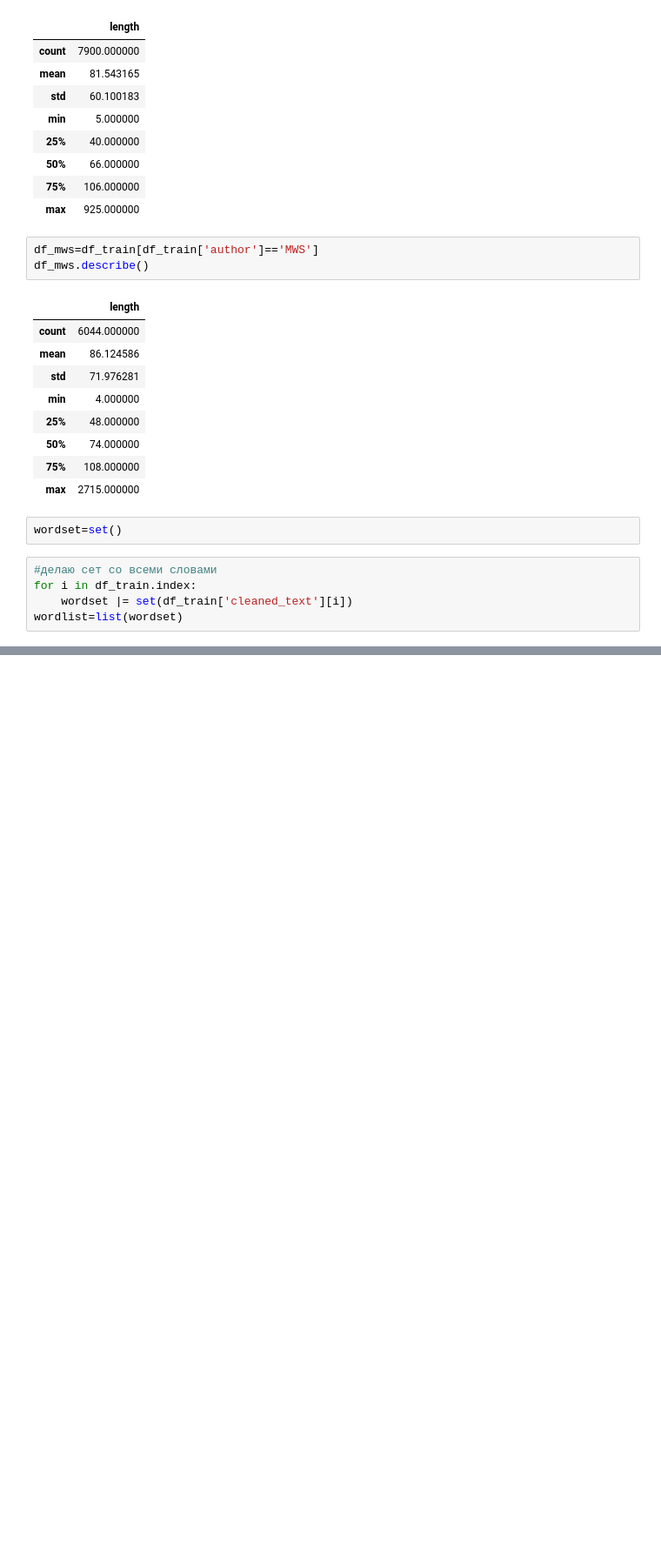
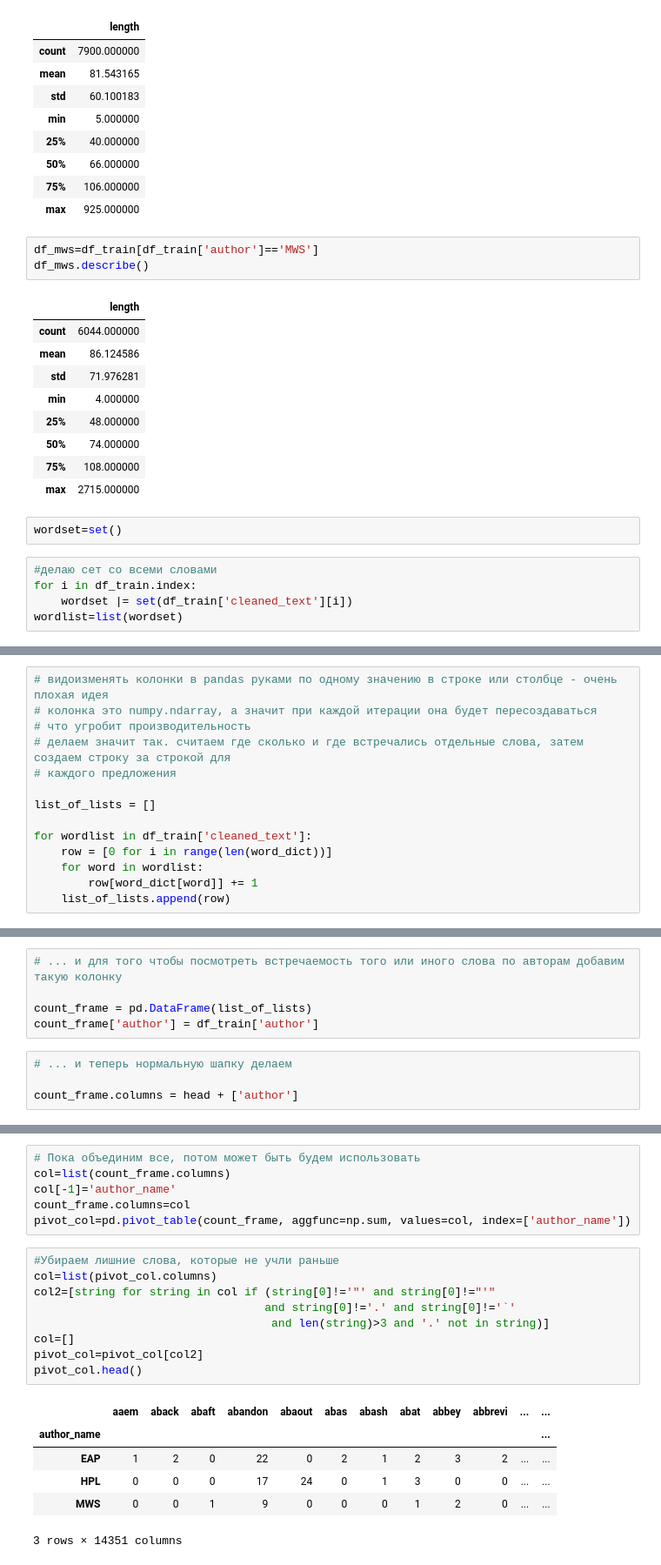
Before and after one commit to AntonKorobkov/kaggle-spooky, a Jupyter notebook: src/main.ipynb, the cells around one changed output, grey strips where cells are left out. Shown at 87% size. Cells and saved outputs as stored; diff of their text form; blank space fills up the shorter version.

```diff
--- a/src/main.ipynb
+++ b/src/main.ipynb
@@ -144,0 +146,14 @@ print(df_word.loc[df_word["word"]=="sai", "mws"])
+# %%
+# видоизменять колонки в pandas руками по одному значению в строке или столбце - очень плохая идея
+# колонка это numpy.ndarray, а значит при каждой итерации она будет пересоздаваться
+# что угробит производительность
+# делаем значит так. считаем где сколько и где встречались отдельные слова, затем создаем строку за строкой для
+# каждого предложения
+
+list_of_lists = []
+
+for wordlist in df_train['cleaned_text']:
+    row = [0 for i in range(len(word_dict))]
+    for word in wordlist:
+        row[word_dict[word]] += 1
+    list_of_lists.append(row)
@@ -144,0 +164,9 @@ print(df_word.loc[df_word["word"]=="sai", "mws"])
+# %%
+# ... и для того чтобы посмотреть встречаемость того или иного слова по авторам добавим такую колонку
+
+count_frame = pd.DataFrame(list_of_lists)
+count_frame['author'] = df_train['author']
+# %%
+# ... и теперь нормальную шапку делаем
+
+count_frame.columns = head + ['author']
@@ -144,0 +193,22 @@ print(df_word.loc[df_word["word"]=="sai", "mws"])
+# %%
+# Пока объединим все, потом может быть будем использовать
+col=list(count_frame.columns)
+col[-1]='author_name'
+count_frame.columns=col
+pivot_col=pd.pivot_table(count_frame, aggfunc=np.sum, values=col, index=['author_name'])
+# %%
+#Убираем лишние слова, которые не учли раньше
+col=list(pivot_col.columns)
+col2=[string for string in col if (string[0]!='"' and string[0]!="'"
+                                  and string[0]!='.' and string[0]!='`'
+                                   and len(string)>3 and '.' not in string)]
+col=[]
+pivot_col=pivot_col[col2]
+pivot_col.head()
+# %% [output]
+|  | aaem | aback | abaft | abandon | abaout | abas | abash | abat | abbey | abbrevi | ... | ... |
+| author_name |  |  |  |  |  |  |  |  |  |  |  | ... |
+| EAP | 1 | 2 | 0 | 22 | 0 | 2 | 1 | 2 | 3 | 2 | ... | ... |
+| HPL | 0 | 0 | 0 | 17 | 24 | 0 | 1 | 3 | 0 | 0 | ... | ... |
+| MWS | 0 | 0 | 1 | 9 | 0 | 0 | 0 | 1 | 2 | 0 | ... | ... |
+3 rows × 14351 columns
```
Also changed, not shown: parts of 14 cells of this notebook, 1 other file.
